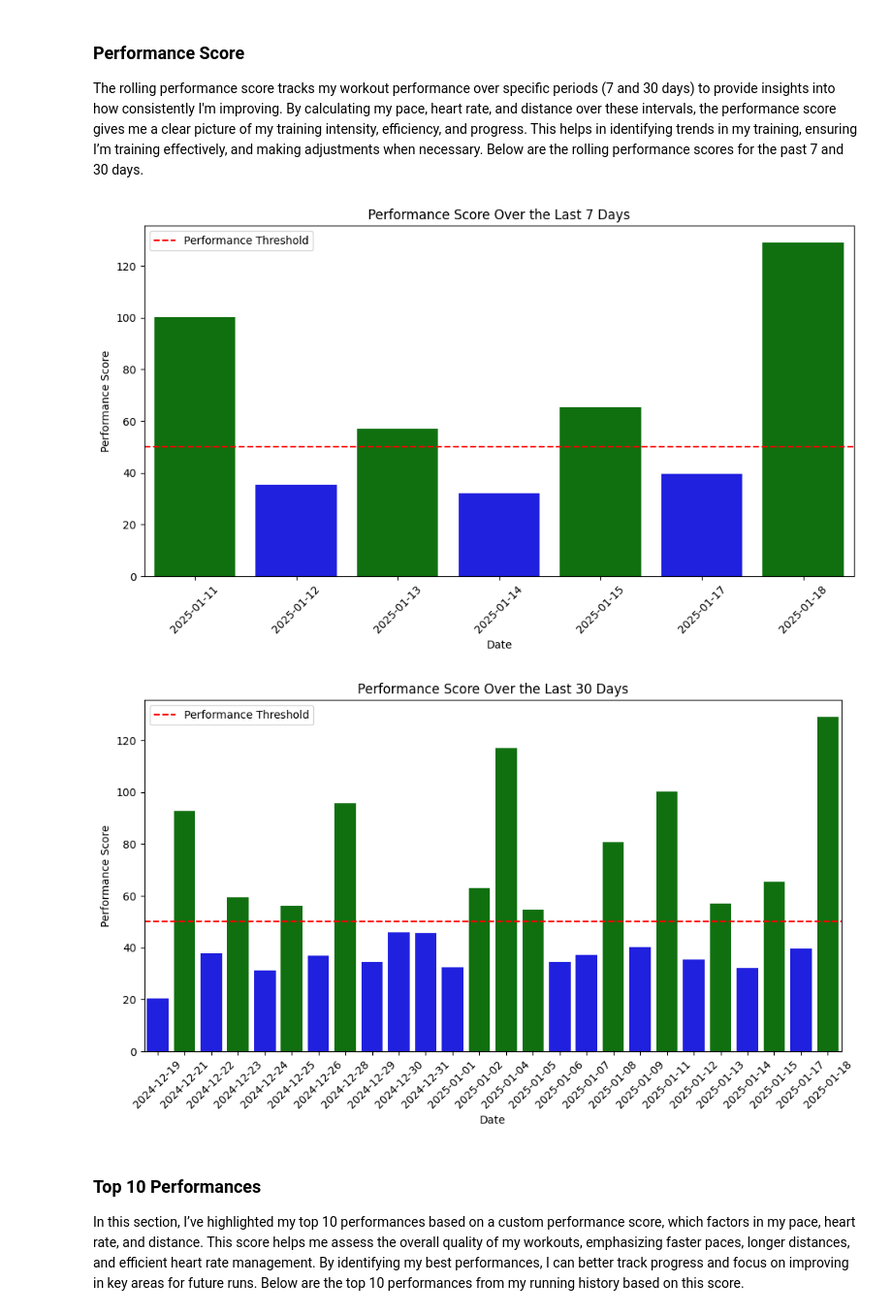
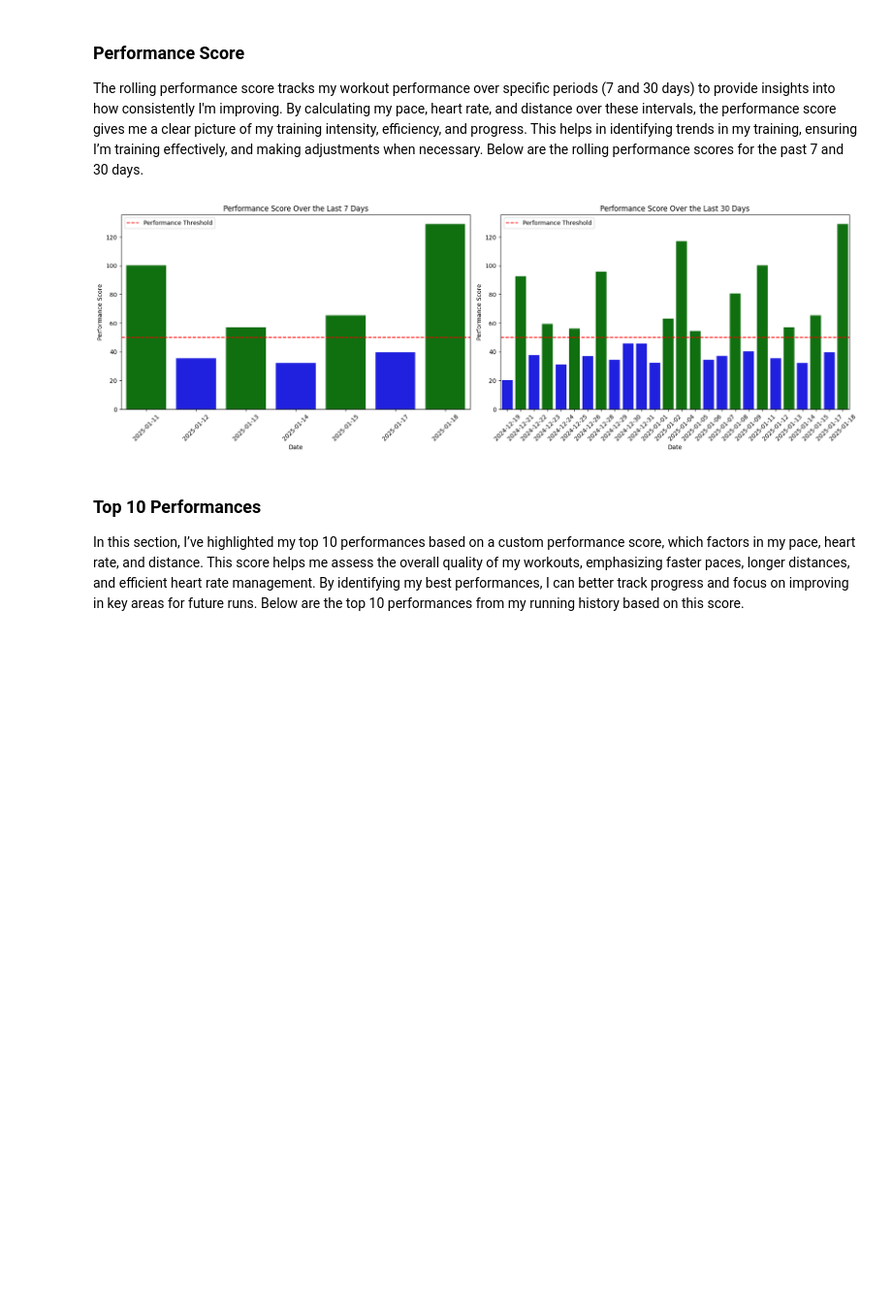
Before and after one commit to TimB21/Marathon-Training-Performance-and-Recovery-Dashboard, a Jupyter notebook: Script/Script.ipynb, the cells around one changed output. Shown at 97% size. Drawn from its saved outputs; the diff is of its cells as text; code cells hidden in the pictures; blank space fills up the shorter version.

```diff
--- a/Script/Script.ipynb
+++ b/Script/Script.ipynb
@@ -629,59 +630,57 @@ def calculate_performance_score(pace, heart_rate, distance):
     )
     return performance_score
 
-# Function to plot performance score over a given period
-def plot_performance_score(df, days, time_period="Last X Days"):
+# Function to plot performance score over a given period with support for subplots
+def plot_performance_score(df, days, time_period="Last X Days", ax=None):
     last_days = filter_last_days(df, days)
 
     # Instead of setting directly on the slice, use .loc to avoid the warning
     last_days = last_days.copy()  # Create a copy of the DataFrame to avoid SettingWithCopyWarning
     last_days['Performance Score'] = last_days.apply(
         lambda row: calculate_performance_score(row['Pace (mph)'], row['Heart Rate'], row['Distance']), axis=1
     )
 
     # Group by date and calculate the average performance score for each day
     daily_performance_score = last_days.groupby('Date')['Performance Score'].mean().reset_index()
 
-    # Sort the entries by 'Performance Score' in descending order to get the top performances
-    top_performances = last_days.sort_values(by='Performance Score', ascending=False).head(10)
-
     # Set a performance score threshold (adjust as needed)
     threshold = 50
 
     # Create a list of colors based on the threshold
     colors = ['green' if score > threshold else 'blue' for score in daily_performance_score['Performance Score']]
 
-    plt.figure(figsize=(10, 6))
+    # Use the provided axis (ax) for plotting
+    if ax is None:
+        ax = plt.gca()
 
     # Plot bar chart with custom colors based on performance score
-    sns.barplot(x='Date', y='Performance Score', data=daily_performance_score, hue = 'Date', palette=colors, legend = False)
+    sns.barplot(x='Date', y='Performance Score', data=daily_performance_score, hue='Date', palette=colors, legend=False, ax=ax)
 
     # Add a horizontal line for the performance threshold
-    plt.axhline(y=threshold, color='r', linestyle='--', label='Performance Threshold')
+    ax.axhline(y=threshold, color='r', linestyle='--', label='Performance Threshold')
 
     # Add title and labels
-    plt.title(f'Performance Score Over the {time_period}')
-    plt.xlabel('Date')
-    plt.ylabel('Performance Score')
+    ax.set_title(f'Performance Score Over the {time_period}')
+    ax.set_xlabel('Date')
+    ax.set_ylabel('Performance Score')
 
     # Rotate x-axis labels for better readability
-    plt.xticks(rotation=45)
+    ax.tick_params(axis='x', rotation=45)
 
     # Show the legend for the threshold line
-    plt.legend()
+    ax.legend()
 
-    # Make sure the layout is tight
-    plt.tight_layout()
+# Create subplots for 7, 30 days
+fig, axes = plt.subplots(1, 2, figsize=(18, 6))  # 1 row, 2 columns
 
-    # Show the plot
-    plt.show()
+# Plot performance score for the last 7 and 30 days on separate axes
+plot_performance_score(df, 7, "Last 7 Days", ax=axes[0])
+plot_performance_score(df, 30, "Last 30 Days", ax=axes[1])
 
-# Plot performance score for the last 7, 30, and 90 days
-plot_performance_score(df, 7, "Last 7 Days")
-plot_performance_score(df, 30, "Last 30 Days")
+plt.tight_layout()  # Adjust layout to avoid overlap
+plt.show()
 # %% [output]
-[figure, old version]
+[figure, new version]
-[figure, removed]
 # %% [markdown]
 <h3 id="top-10-performances">Top 10 Performances</h3>
 
```
Also changed, not shown: parts of 15 cells of this notebook, 1 other file.
